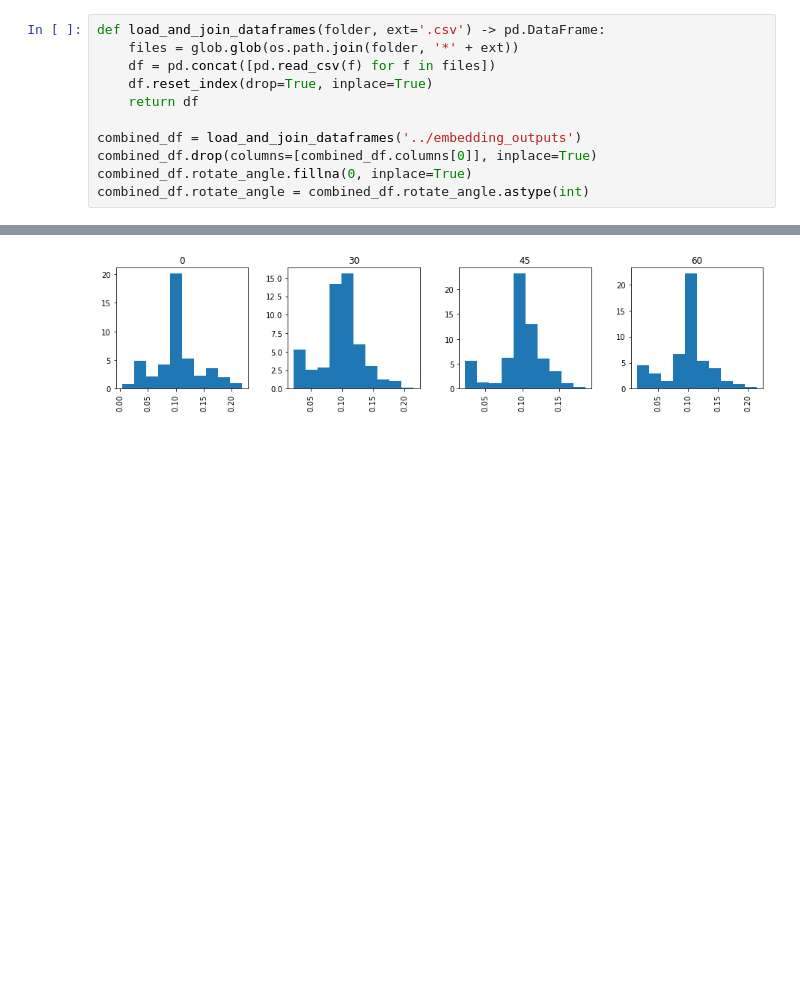
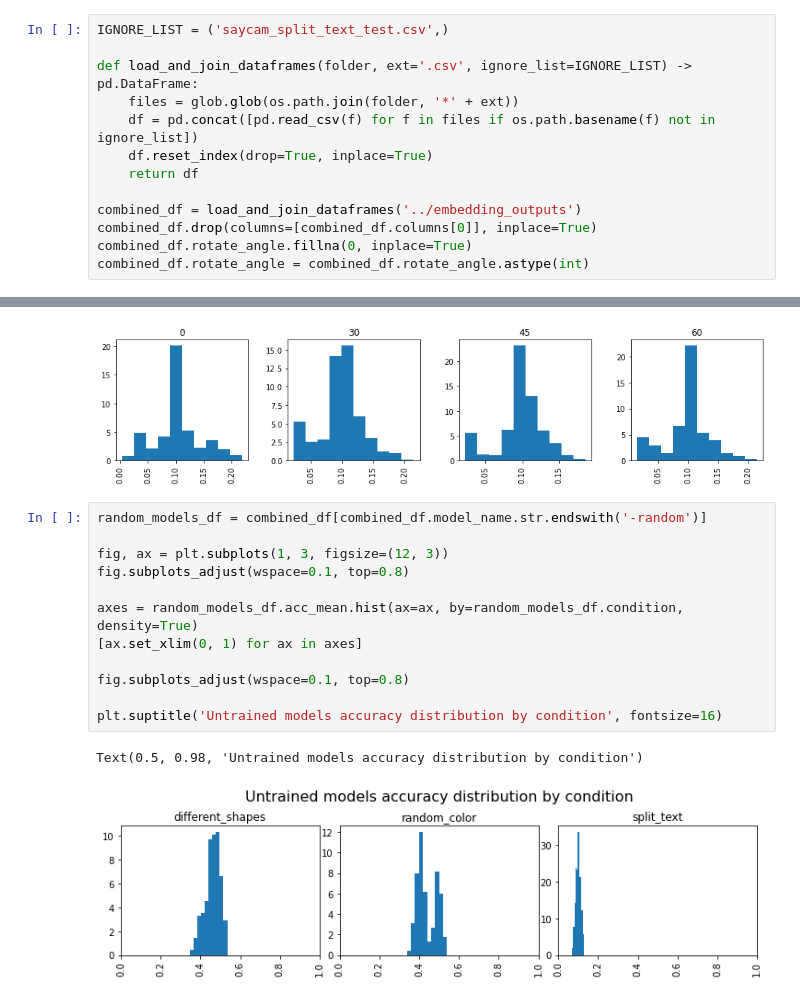
Before and after one commit to guydav/simple-relational-reasoning, a Jupyter notebook: notebooks/EmbeddingDataAnalysis.ipynb, the cells around one changed output, grey strips where cells are left out. Saved outputs shown, nothing was run; the diff lists cells and outputs as text; blank space fills up the shorter version.

```diff
--- a/notebooks/EmbeddingDataAnalysis.ipynb
+++ b/notebooks/EmbeddingDataAnalysis.ipynb
@@ -54,9 +54,11 @@ def save_plot(save_path, bbox_inches='tight', should_print=False):
         os.makedirs(folder, exist_ok=True)
         plt.savefig(save_path, bbox_inches=bbox_inches, facecolor=plt.gcf().get_facecolor(), edgecolor='none')
 # %%
-def load_and_join_dataframes(folder, ext='.csv') -> pd.DataFrame:
+IGNORE_LIST = ('saycam_split_text_test.csv',)
+
+def load_and_join_dataframes(folder, ext='.csv', ignore_list=IGNORE_LIST) -> pd.DataFrame:
     files = glob.glob(os.path.join(folder, '*' + ext))
-    df = pd.concat([pd.read_csv(f) for f in files])
+    df = pd.concat([pd.read_csv(f) for f in files if os.path.basename(f) not in ignore_list])
     df.reset_index(drop=True, inplace=True)
     return df
 
@@ -108,5 +106,20 @@ split_text_df = combined_df[combined_df.condition.eq('split_text')]
 axes = split_text_df.acc_mean.hist(by=split_text_df.rotate_angle, density=True, figsize=(15, 3), layout=(1, 4))
 # %% [output]
 [figure]
+# %%
+random_models_df = combined_df[combined_df.model_name.str.endswith('-random')]
+
+fig, ax = plt.subplots(1, 3, figsize=(12, 3))
+fig.subplots_adjust(wspace=0.1, top=0.8)
+
+axes = random_models_df.acc_mean.hist(ax=ax, by=random_models_df.condition, density=True)
+[ax.set_xlim(0, 1) for ax in axes]
+
+fig.subplots_adjust(wspace=0.1, top=0.8)
+
+plt.suptitle('Untrained models accuracy distribution by condition', fontsize=16)
+# %% [output]
+Text(0.5, 0.98, 'Untrained models accuracy distribution by condition')
+[figure, added]
 # %%
 split_text_test_df = pd.read_csv('../embedding_outputs/saycam_split_text_test.csv')
```
Also changed, not shown: parts of 4 cells of this notebook, 5 other files.
